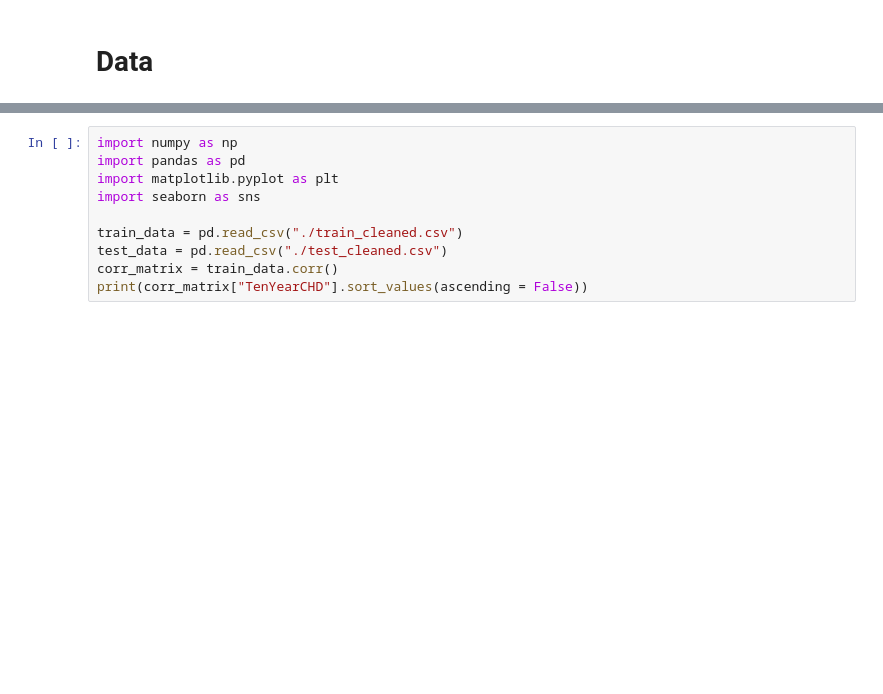
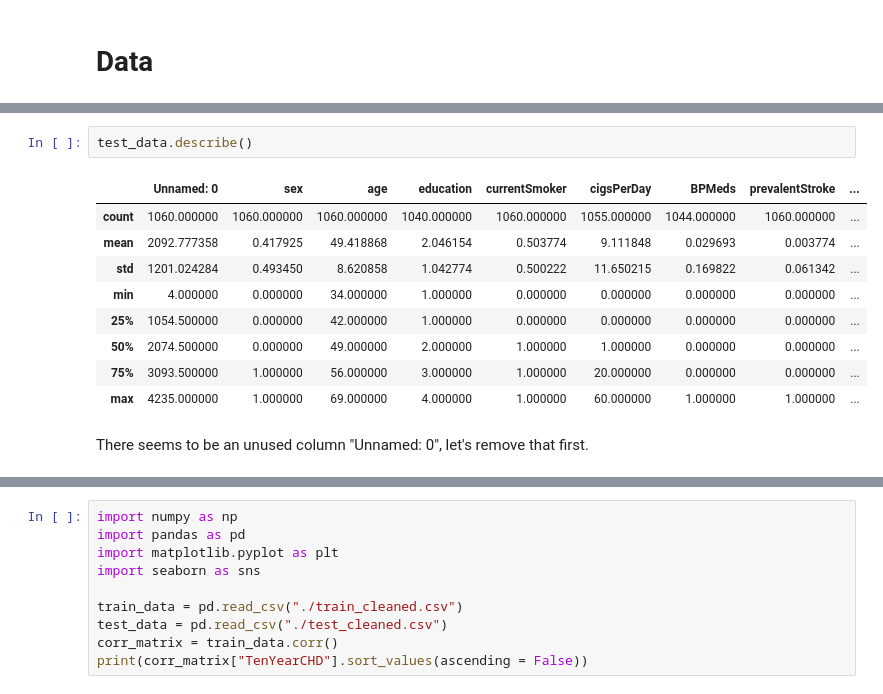
Before and after one commit to farhaniwnl/project_chd_crg3ts, a Jupyter notebook: final_paper.ipynb, the cells around one changed output, grey strips where cells are left out. Drawn from its saved outputs; the diff is of its cells as text; blank space fills up the shorter version.

```diff
--- a/final_paper.ipynb
+++ b/final_paper.ipynb
@@ -4,0 +284,14 @@
+# %%
+test_data.describe()
+# %% [output]
+|  | Unnamed: 0 | sex | age | education | currentSmoker | cigsPerDay | BPMeds | prevalentStroke | ... |
+| count | 1060.000000 | 1060.000000 | 1060.000000 | 1040.000000 | 1060.000000 | 1055.000000 | 1044.000000 | 1060.000000 | ... |
+| mean | 2092.777358 | 0.417925 | 49.418868 | 2.046154 | 0.503774 | 9.111848 | 0.029693 | 0.003774 | ... |
+| std | 1201.024284 | 0.493450 | 8.620858 | 1.042774 | 0.500222 | 11.650215 | 0.169822 | 0.061342 | ... |
+| min | 4.000000 | 0.000000 | 34.000000 | 1.000000 | 0.000000 | 0.000000 | 0.000000 | 0.000000 | ... |
+| 25% | 1054.500000 | 0.000000 | 42.000000 | 1.000000 | 0.000000 | 0.000000 | 0.000000 | 0.000000 | ... |
+| 50% | 2074.500000 | 0.000000 | 49.000000 | 2.000000 | 1.000000 | 1.000000 | 0.000000 | 0.000000 | ... |
+| 75% | 3093.500000 | 1.000000 | 56.000000 | 3.000000 | 1.000000 | 20.000000 | 0.000000 | 0.000000 | ... |
+| max | 4235.000000 | 1.000000 | 69.000000 | 4.000000 | 1.000000 | 60.000000 | 1.000000 | 1.000000 | ... |
+# %% [markdown]
+There seems to be an unused column "Unnamed: 0", let's remove that first.
```
Also changed, not shown: parts of 41 cells of this notebook.
